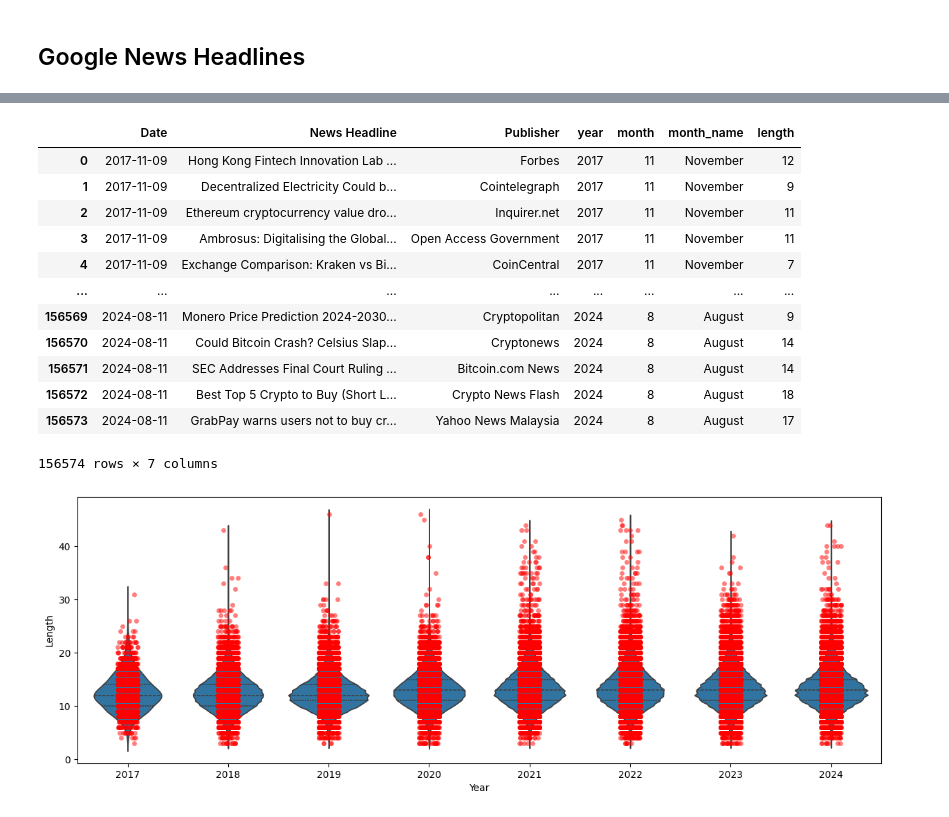
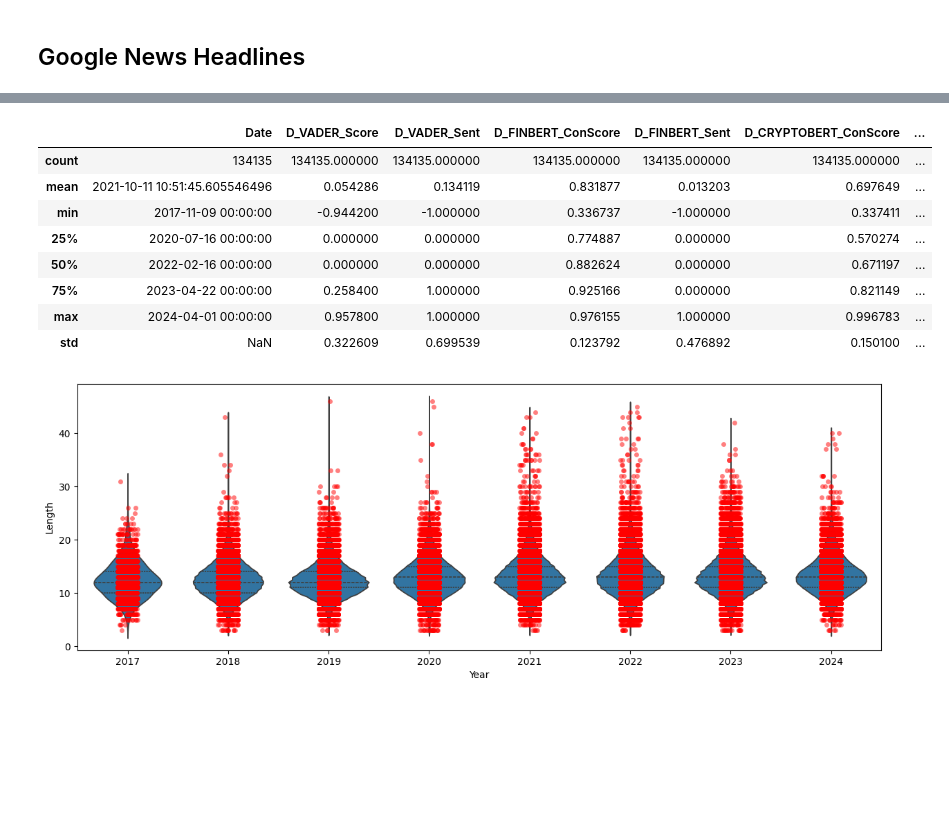
Before and after one commit to rdhakan13/ETH_Price_Predition, a Jupyter notebook: notebooks/eda.ipynb, the cells around one changed output, grey strips where cells are left out. Saved outputs shown, nothing was run; the diff lists cells and outputs as text; code cells hidden in the pictures; blank space fills up the shorter version.

```diff
--- a/notebooks/eda.ipynb
+++ b/notebooks/eda.ipynb
@@ -22,4 +24,4 @@ from gensim.utils import simple_preprocess
 # %%
 root_dir = get_root_directory()
 plotter = Plotter(root_dir)
-processed_gn = pd.read_csv(f"{root_dir}\data\processed\Google_News_Headlines_data\google_news_headlines_data.csv")
+processed_gn = pd.read_csv(f"{root_dir}\\data\\final\\sentiment_analysis.csv")
@@ -55,3 +47,6 @@ memory usage: 3.6+ MB
+# %%
+index = processed_gn.loc[processed_gn["Date"]=="2024-04-01"].index
+# %%
+processed_gn = processed_gn.loc[:max(index)]
 # %%
-processed_gn = processed_gn.astype('string')
 processed_gn['Date'] = pd.to_datetime(processed_gn['Date'])
@@ -146,22 +93,18 @@ processed_gn['length'] = processed_gn['News Headline'].apply(lambda x: len(x.spl
 # %%
 extreme = list(processed_gn['News Headline'][processed_gn['length']==46])
 # %%
-processed_gn
+processed_gn.describe()
 # %% [output]
-|  | Date | News Headline | Publisher | year | month | month_name | length |
-| 0 | 2017-11-09 | Hong Kong Fintech Innovation Lab ... | Forbes | 2017 | 11 | November | 12 |
-| 1 | 2017-11-09 | Decentralized Electricity Could b... | Cointelegraph | 2017 | 11 | November | 9 |
-| 2 | 2017-11-09 | Ethereum cryptocurrency value dro... | Inquirer.net | 2017 | 11 | November | 11 |
-| 3 | 2017-11-09 | Ambrosus: Digitalising the Global... | Open Access Government | 2017 | 11 | November | 11 |
-| 4 | 2017-11-09 | Exchange Comparison: Kraken vs Bi... | CoinCentral | 2017 | 11 | November | 7 |
-| ... | ... | ... | ... | ... | ... | ... | ... |
-| 156569 | 2024-08-11 | Monero Price Prediction 2024-2030... | Cryptopolitan | 2024 | 8 | August | 9 |
-| 156570 | 2024-08-11 | Could Bitcoin Crash? Celsius Slap... | Cryptonews | 2024 | 8 | August | 14 |
-| 156571 | 2024-08-11 | SEC Addresses Final Court Ruling ... | Bitcoin.com News | 2024 | 8 | August | 14 |
-| 156572 | 2024-08-11 | Best Top 5 Crypto to Buy (Short L... | Crypto News Flash | 2024 | 8 | August | 18 |
-| 156573 | 2024-08-11 | GrabPay warns users not to buy cr... | Yahoo News Malaysia | 2024 | 8 | August | 17 |
+|  | Date | D_VADER_Score | D_VADER_Sent | D_FINBERT_ConScore | D_FINBERT_Sent | D_CRYPTOBERT_ConScore | ... |
+| count | 134135 | 134135.000000 | 134135.000000 | 134135.000000 | 134135.000000 | 134135.000000 | ... |
+| mean | 2021-10-11 10:51:45.605546496 | 0.054286 | 0.134119 | 0.831877 | 0.013203 | 0.697649 | ... |
+| min | 2017-11-09 00:00:00 | -0.944200 | -1.000000 | 0.336737 | -1.000000 | 0.337411 | ... |
+| 25% | 2020-07-16 00:00:00 | 0.000000 | 0.000000 | 0.774887 | 0.000000 | 0.570274 | ... |
+| 50% | 2022-02-16 00:00:00 | 0.000000 | 0.000000 | 0.882624 | 0.000000 | 0.671197 | ... |
+| 75% | 2023-04-22 00:00:00 | 0.258400 | 1.000000 | 0.925166 | 0.000000 | 0.821149 | ... |
+| max | 2024-04-01 00:00:00 | 0.957800 | 1.000000 | 0.976155 | 1.000000 | 0.996783 | ... |
+| std | NaN | 0.322609 | 0.699539 | 0.123792 | 0.476892 | 0.150100 | ... |
-156574 rows × 7 columns
 # %%
 plotter.plot_violin_plot(df=processed_gn, x="year", y="length", stripplot = True, figsize=(15,5))
 # %% [output]
-[figure, old version]
+[figure, new version]
```
Also changed, not shown: parts of 127 cells of this notebook, 1 other file.
